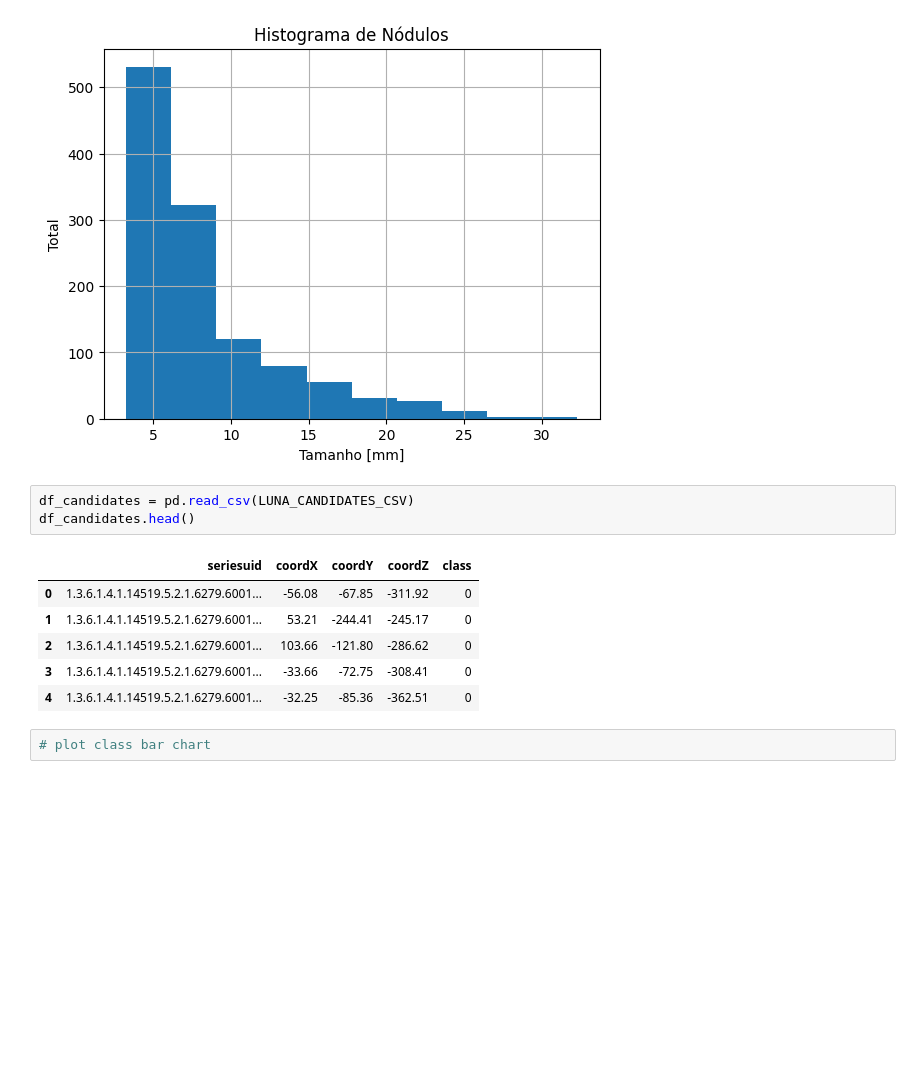
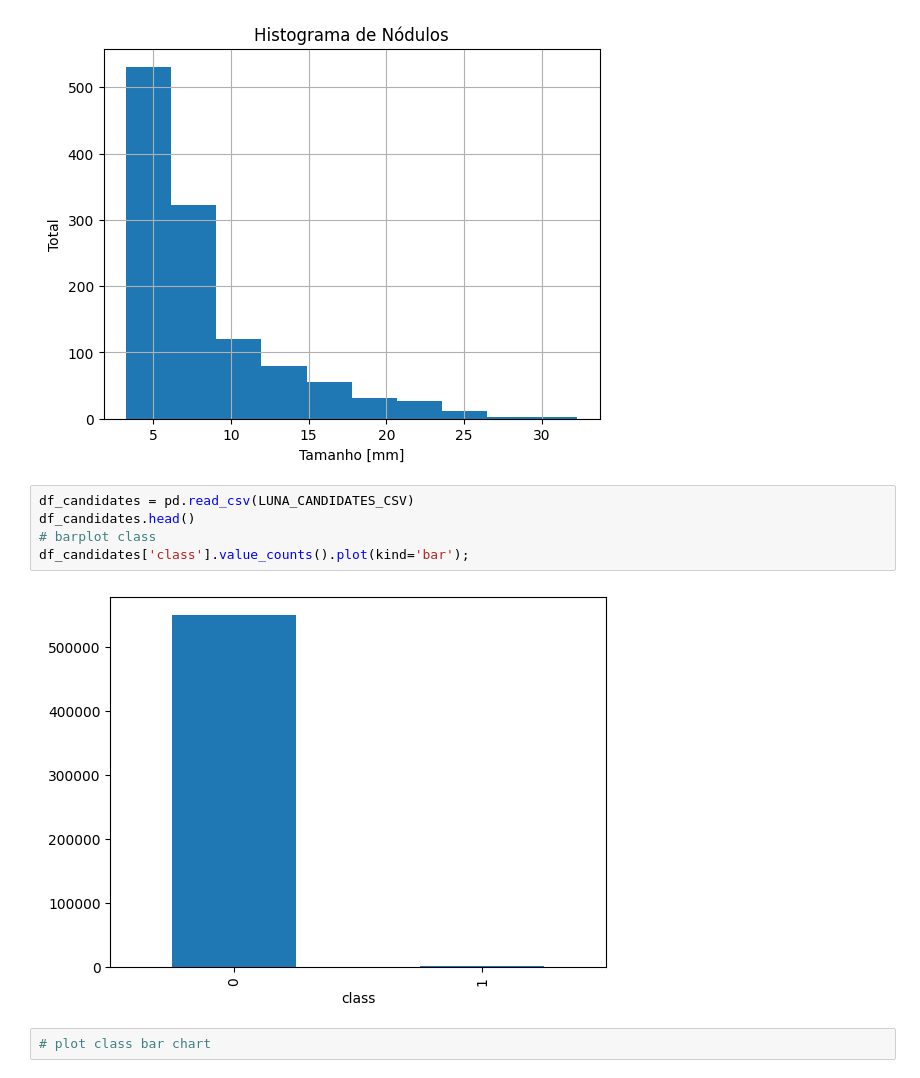
Before and after one commit to GUILN/computer-vision, a Jupyter notebook: implementations/pix2pix_lung_cancer/notebooks/read_and_extract_roi_luna.ipynb, the cells around one changed output. Cells and saved outputs as stored; diff of their text form; blank space fills up the shorter version.

```diff
--- a/implementations/pix2pix_lung_cancer/notebooks/read_and_extract_roi_luna.ipynb
+++ b/implementations/pix2pix_lung_cancer/notebooks/read_and_extract_roi_luna.ipynb
@@ -42,13 +42,10 @@ plt.ylabel('Total');
 # %%
 df_candidates = pd.read_csv(LUNA_CANDIDATES_CSV)
 df_candidates.head()
+# barplot class
+df_candidates['class'].value_counts().plot(kind='bar');
 # %% [output]
-|  | seriesuid | coordX | coordY | coordZ | class |
-| 0 | 1.3.6.1.4.1.14519.5.2.1.6279.6001... | -56.08 | -67.85 | -311.92 | 0 |
-| 1 | 1.3.6.1.4.1.14519.5.2.1.6279.6001... | 53.21 | -244.41 | -245.17 | 0 |
-| 2 | 1.3.6.1.4.1.14519.5.2.1.6279.6001... | 103.66 | -121.80 | -286.62 | 0 |
-| 3 | 1.3.6.1.4.1.14519.5.2.1.6279.6001... | -33.66 | -72.75 | -308.41 | 0 |
-| 4 | 1.3.6.1.4.1.14519.5.2.1.6279.6001... | -32.25 | -85.36 | -362.51 | 0 |
+[figure, added]
 # %%
 # plot class bar chart
 # %% [markdown]
```
Also changed, not shown: parts of 3 cells of this notebook, 1 other file.
